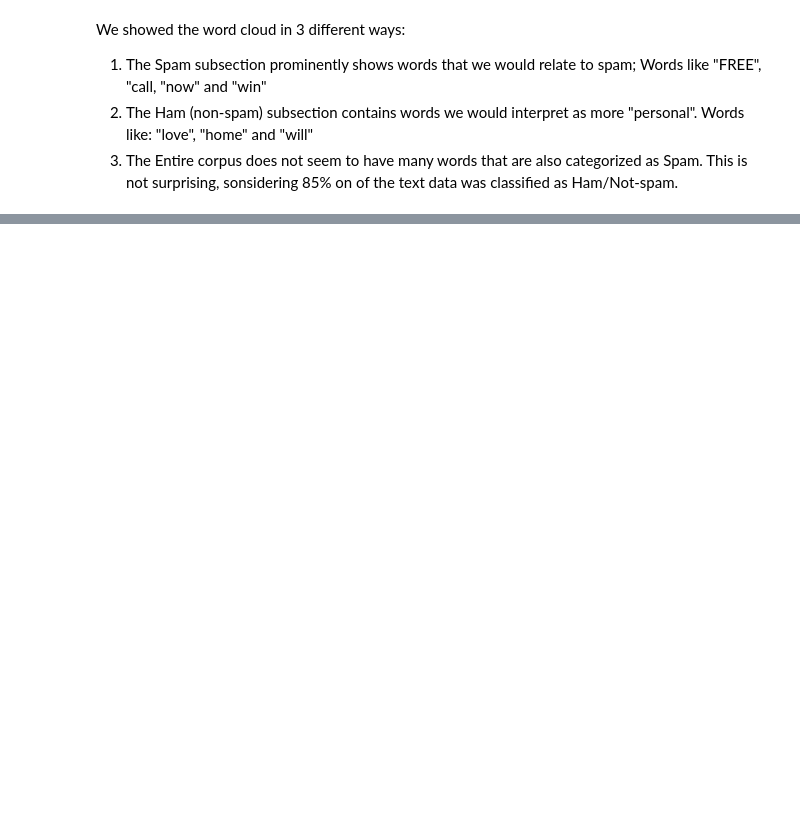
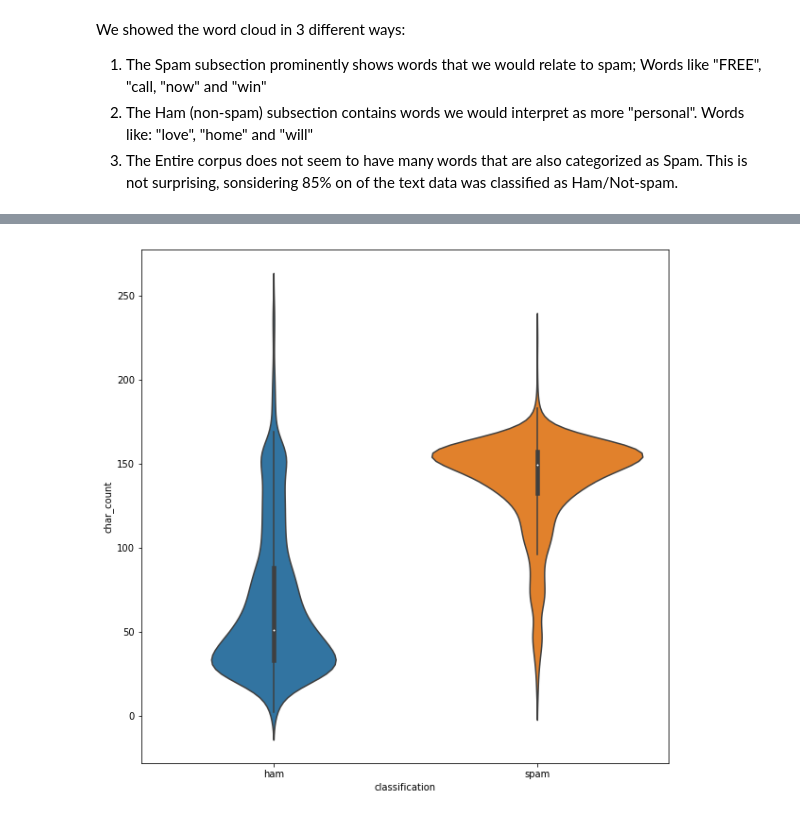
Before and after one commit to ML-Project8/SpamVsHamDataAnalysis, a Jupyter notebook: Lab2-SpamVsHam.ipynb, the cells around one changed output, grey strips where cells are left out. Saved outputs shown, nothing was run; the diff lists cells and outputs as text; code cells hidden in the pictures; blank space fills up the shorter version.

```diff
--- a/Lab2-SpamVsHam.ipynb
+++ b/Lab2-SpamVsHam.ipynb
@@ -137,0 +141,6 @@ We showed the word cloud in 3 different ways:
+# %%
+import seaborn as sns
+import matplotlib.pyplot as plt
+df_vp = df.copy()
+df_vp["char_count"] = df_vp["message"].apply(lambda x: len(x))
+df_vp["word_count"] = df_vp["message"].apply(lambda x: len(x.split()))
@@ -137,0 +192,9 @@ We showed the word cloud in 3 different ways:
+# %%
+#remove extreme outliers, so that graphing the violinplots look better
+df_vp = df_vp[df_vp['message'].map(len) < 250]
+# %%
+f, ax = plt.subplots(figsize=(10, 10))
+sns.violinplot(x="classification", y="char_count", data=df_vp)
+plt.show()
+# %% [output]
+[figure, added]
```
Also changed, not shown: parts of 14 cells of this notebook, 4 other files.
